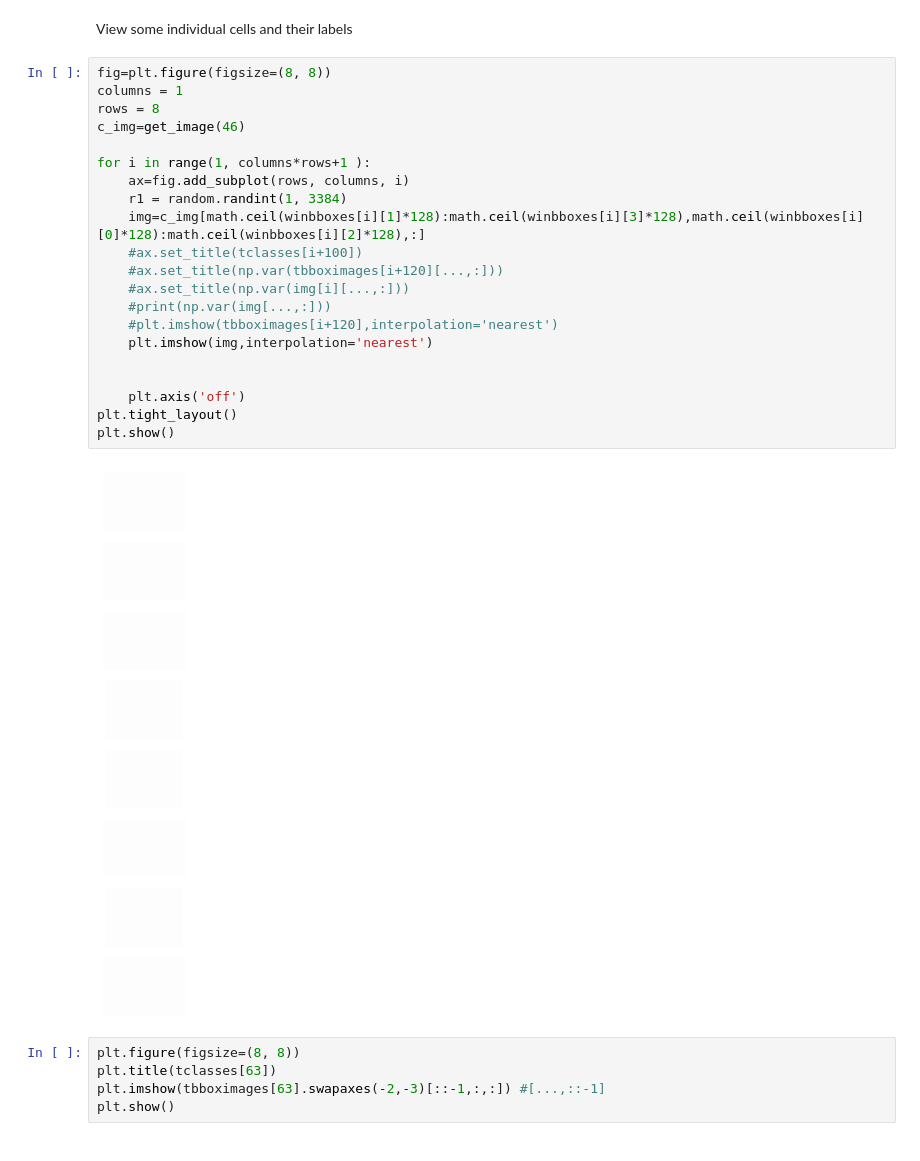
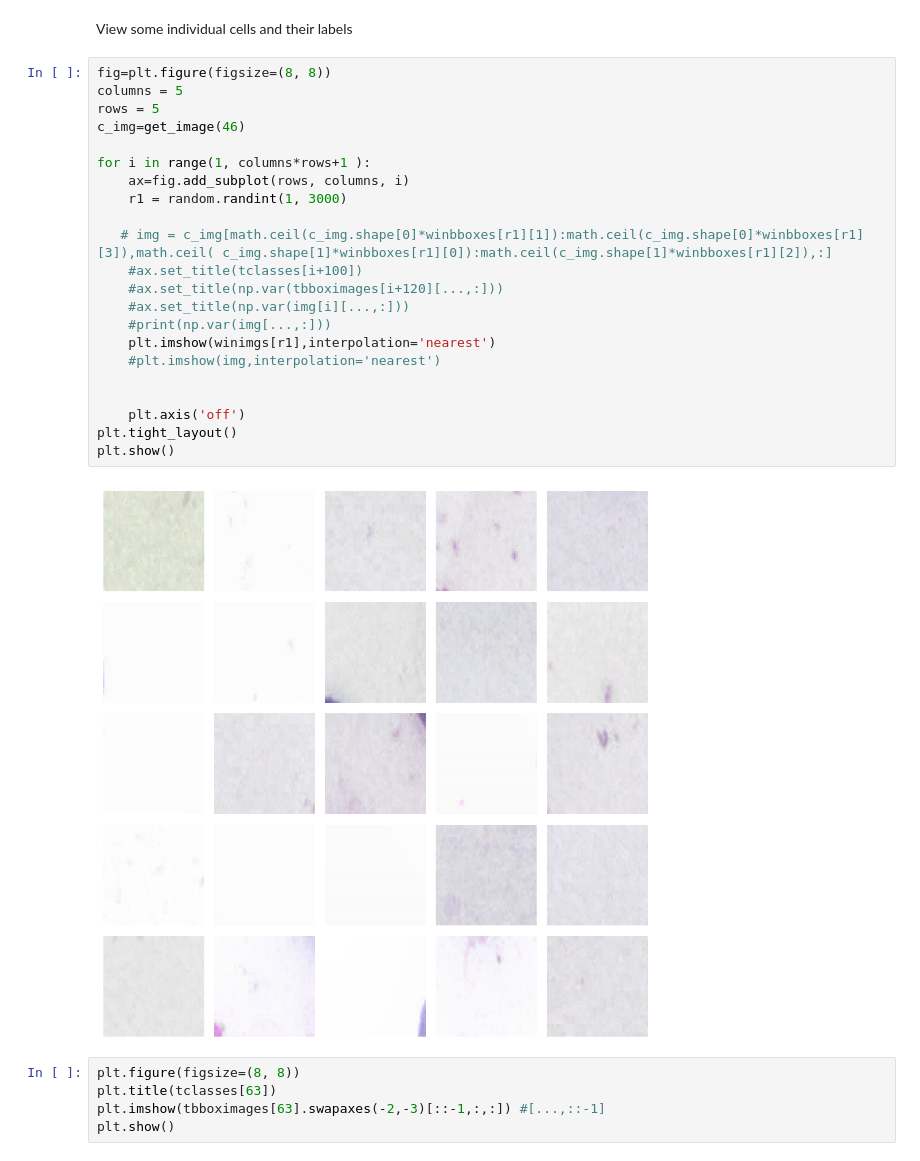
Before and after one commit to Lasulux/Midterm_Project, a Jupyter notebook: Malaria.ipynb, the cells around one changed output. Saved outputs shown, nothing was run; the diff lists cells and outputs as text.

```diff
--- a/Malaria.ipynb
+++ b/Malaria.ipynb
@@ -537,27 +602,28 @@ print(dict(zip(unique, counts)))
 View some individual cells and their labels
 # %%
 fig=plt.figure(figsize=(8, 8))
-columns = 1
-rows = 8
+columns = 5
+rows = 5
 c_img=get_image(46)
 
 for i in range(1, columns*rows+1 ):
     ax=fig.add_subplot(rows, columns, i)
-    r1 = random.randint(1, 3384)
-    img=c_img[math.ceil(winbboxes[i][1]*128):math.ceil(winbboxes[i][3]*128),math.ceil(winbboxes[i][0]*128):math.ceil(winbboxes[i][2]*128),:]
+    r1 = random.randint(1, 3000)
+
+   # img = c_img[math.ceil(c_img.shape[0]*winbboxes[r1][1]):math.ceil(c_img.shape[0]*winbboxes[r1][3]),math.ceil( c_img.shape[1]*winbboxes[r1][0]):math.ceil(c_img.shape[1]*winbboxes[r1][2]),:]
     #ax.set_title(tclasses[i+100])
     #ax.set_title(np.var(tbboximages[i+120][...,:]))
     #ax.set_title(np.var(img[i][...,:]))
     #print(np.var(img[...,:]))
-    #plt.imshow(tbboximages[i+120],interpolation='nearest')
-    plt.imshow(img,interpolation='nearest')
+    plt.imshow(winimgs[r1],interpolation='nearest')
+    #plt.imshow(img,interpolation='nearest')
 
 
     plt.axis('off')
 plt.tight_layout()
 plt.show()
 # %% [output]
-[figure, old version]
+[figure, new version]
 # %%
 plt.figure(figsize=(8, 8))
 plt.title(tclasses[63])
```
Also changed, not shown: parts of 18 cells of this notebook.
